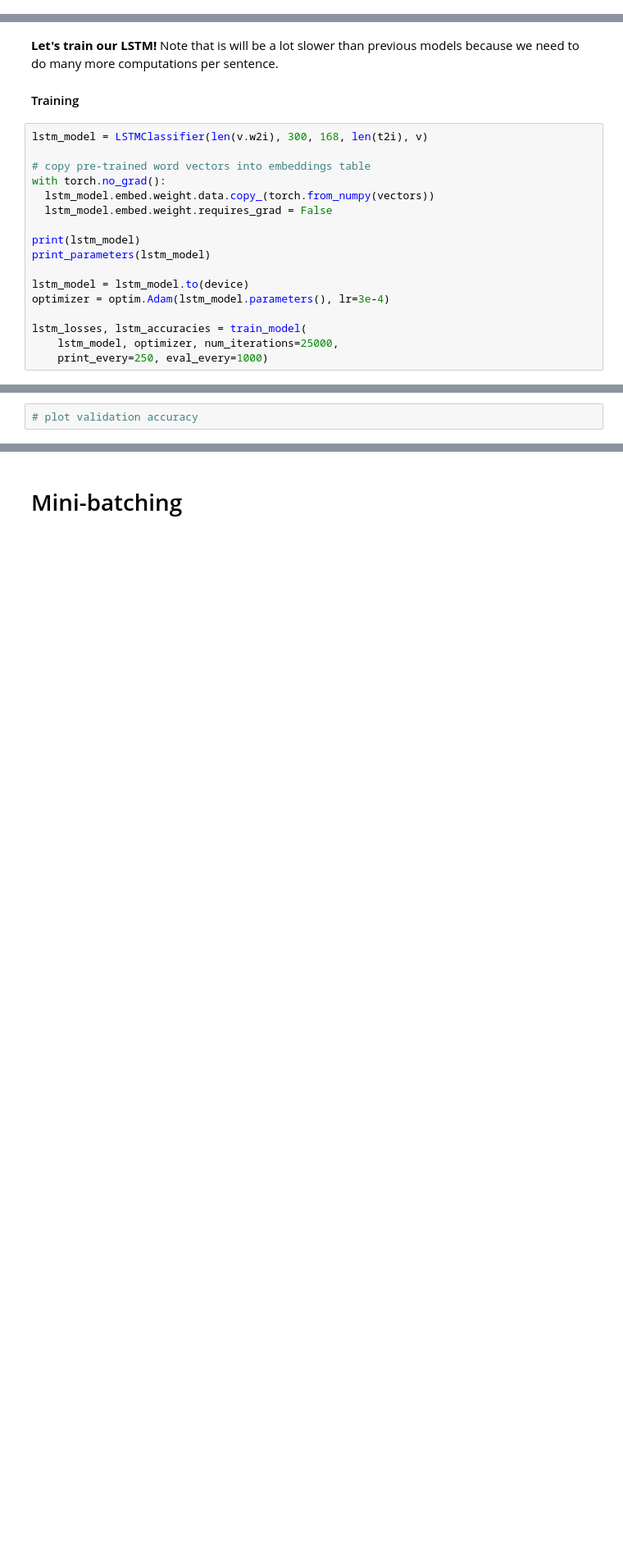
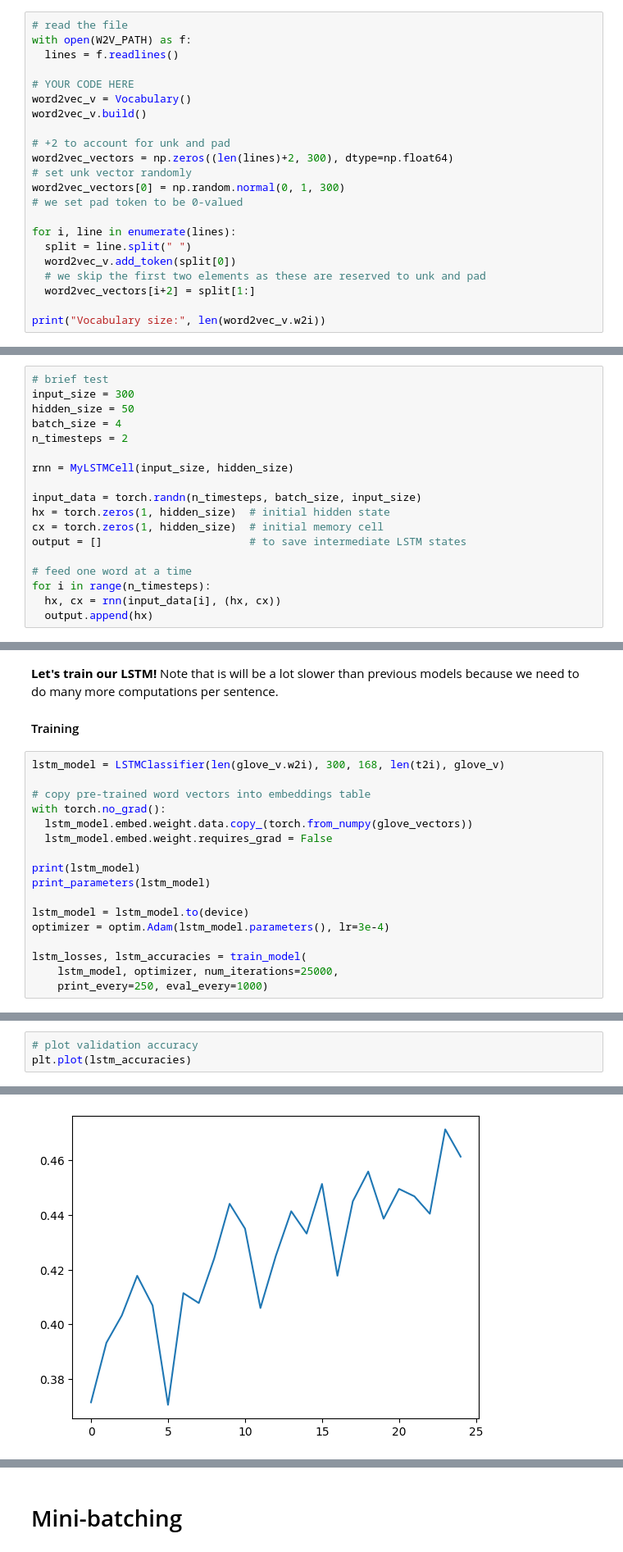
Before and after one commit to thesofakillers/nlp1-labs, a Jupyter notebook: practical2/practical2.ipynb, the cells around one changed output, grey strips where cells are left out. Shown: that part at 82% size. Cells and saved outputs as stored; diff of their text form; blank space fills up the shorter version.

Commit message:
Fix pretrained vocabulary creation -- implement and train basic LSTM

```diff
--- a/practical2/practical2.ipynb
+++ b/practical2/practical2.ipynb
@@ -1098,3 +1102,25 @@ glove_v.build()
 print("Vocabulary size:", len(glove_v.w2i))
 # %% [output]
 Vocabulary size: 20727
+# %%
+# read the file
+with open(W2V_PATH) as f:
+  lines = f.readlines()
+
+# YOUR CODE HERE
+word2vec_v = Vocabulary()
+word2vec_v.build()
+
+# +2 to account for unk and pad
+word2vec_vectors = np.zeros((len(lines)+2, 300), dtype=np.float64)
+# set unk vector randomly
+word2vec_vectors[0] = np.random.normal(0, 1, 300)
+# we set pad token to be 0-valued
+
+for i, line in enumerate(lines):
+  split = line.split(" ")
+  word2vec_v.add_token(split[0])
+  # we skip the first two elements as these are reserved to unk and pad
+  word2vec_vectors[i+2] = split[1:]
+
+print("Vocabulary size:", len(word2vec_v.w2i))
@@ -1275,6 +1304,24 @@ class MyLSTMCell(nn.Module):
   def __repr__(self):
     return "{}({:d}, {:d})".format(
         self.__class__.__name__, self.input_size, self.hidden_size)
+# %%
+# brief test
+input_size = 300
+hidden_size = 50
+batch_size = 4
+n_timesteps = 2
+
+rnn = MyLSTMCell(input_size, hidden_size)
+
+input_data = torch.randn(n_timesteps, batch_size, input_size)
+hx = torch.zeros(1, hidden_size)  # initial hidden state
+cx = torch.zeros(1, hidden_size)  # initial memory cell
+output = []                       # to save intermediate LSTM states
+
+# feed one word at a time
+for i in range(n_timesteps):
+  hx, cx = rnn(input_data[i], (hx, cx))
+  output.append(hx)
 # %% [markdown]
 #### Optional: Efficient Matrix Multiplication
 
@@ -1400,11 +1447,11 @@ These formula simply means that we *drop* certain parameters during training (by
 
 #### Training
 # %%
-lstm_model = LSTMClassifier(len(v.w2i), 300, 168, len(t2i), v)
+lstm_model = LSTMClassifier(len(glove_v.w2i), 300, 168, len(t2i), glove_v)
 
 # copy pre-trained word vectors into embeddings table
 with torch.no_grad():
-  lstm_model.embed.weight.data.copy_(torch.from_numpy(vectors))
+  lstm_model.embed.weight.data.copy_(torch.from_numpy(glove_vectors))
   lstm_model.embed.weight.requires_grad = False
 
 print(lstm_model)
@@ -1419,2 +1484,4 @@ lstm_losses, lstm_accuracies = train_model(
 # %%
 # plot validation accuracy
+plt.plot(lstm_accuracies)
+# %% [output]
@@ -1421,2 +1489,3 @@ lstm_losses, lstm_accuracies = train_model(
+[figure, added]
 # %%
 # plot training loss
```
Also changed, not shown: parts of 15 cells of this notebook.
